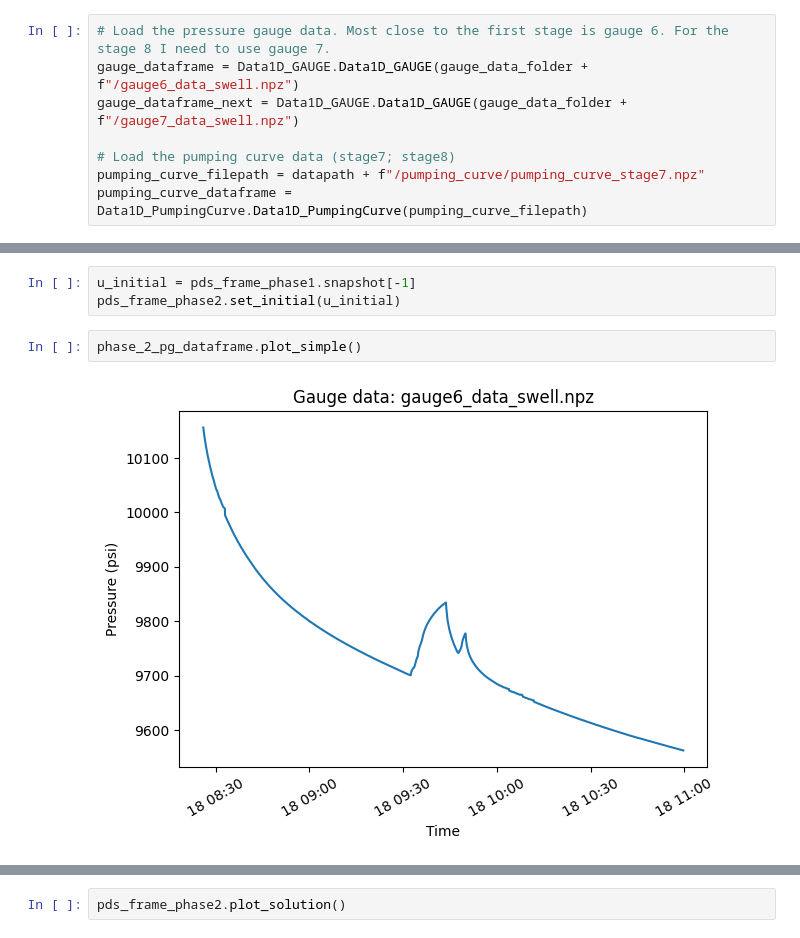
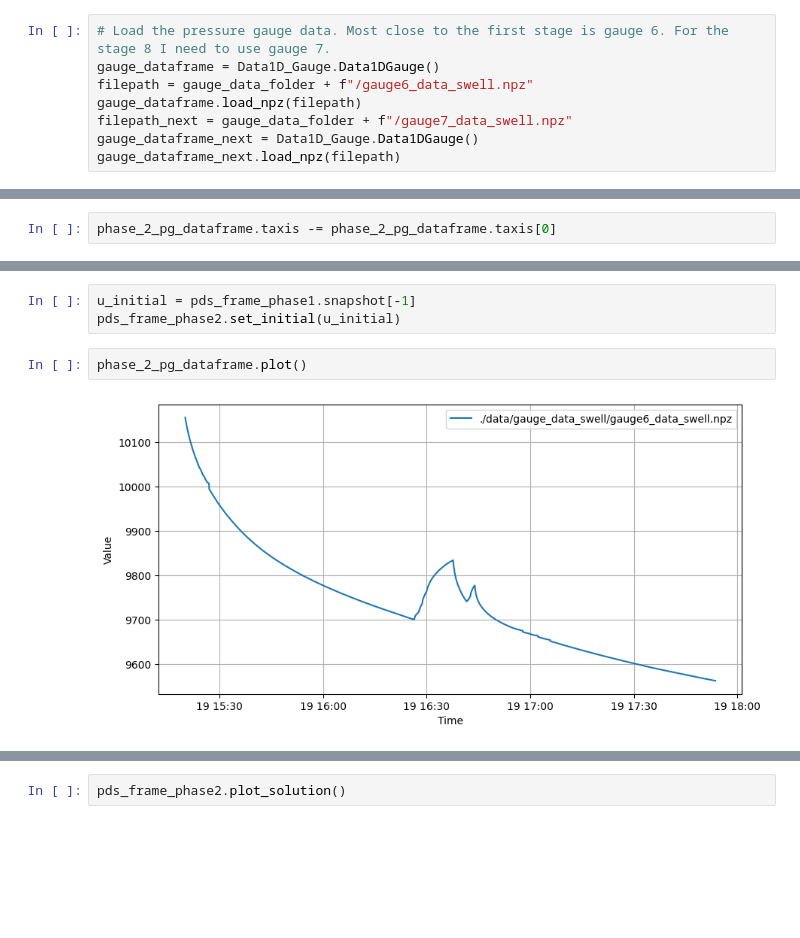
Before and after one commit to shenyaojin/well_leakage_physical_model, a Jupyter notebook: 081_multifrac_inhomo_spacing.ipynb, the cells around one changed output, grey strips where cells are left out. Drawn from its saved outputs; the diff is of its cells as text; blank space fills up the shorter version.

```diff
--- a/081_multifrac_inhomo_spacing.ipynb
+++ b/081_multifrac_inhomo_spacing.ipynb
@@ -14,9 +33,9 @@ datapath = "./data"
 gauge_data_folder = datapath + "/gauge_data_swell"
 # %%
 # Load the pressure gauge data. Most close to the first stage is gauge 6. For the stage 8 I need to use gauge 7.
-gauge_dataframe = Data1D_GAUGE.Data1D_GAUGE(gauge_data_folder + f"/gauge6_data_swell.npz")
-gauge_dataframe_next = Data1D_GAUGE.Data1D_GAUGE(gauge_data_folder + f"/gauge7_data_swell.npz")
-
-# Load the pumping curve data (stage7; stage8)
-pumping_curve_filepath = datapath + f"/pumping_curve/pumping_curve_stage7.npz"
-pumping_curve_dataframe = Data1D_PumpingCurve.Data1D_PumpingCurve(pumping_curve_filepath)
+gauge_dataframe = Data1D_Gauge.Data1DGauge()
+filepath = gauge_data_folder + f"/gauge6_data_swell.npz"
+gauge_dataframe.load_npz(filepath)
+filepath_next = gauge_data_folder + f"/gauge7_data_swell.npz"
+gauge_dataframe_next = Data1D_Gauge.Data1DGauge()
+gauge_dataframe_next.load_npz(filepath)
@@ -170,6 +218,8 @@ pds_frame_phase2.set_sourceidx(frac_hit_idx_stg7)
 # setup the source term for phase 2
 phase_2_pg_dataframe = gauge_dataframe.copy()
 phase_2_pg_dataframe.crop(stage7_end_time, stage8_start_time)
+# %%
+phase_2_pg_dataframe.taxis -= phase_2_pg_dataframe.taxis[0]
 # %%
 source_phase2_list = []
 for source_iter in range(len(frac_hit_idx_stg7)):
@@ -180,9 +230,9 @@ pds_frame_phase2.set_source(source_phase2_list)
 u_initial = pds_frame_phase1.snapshot[-1]
 pds_frame_phase2.set_initial(u_initial)
 # %%
-phase_2_pg_dataframe.plot_simple()
+phase_2_pg_dataframe.plot()
 # %% [output]
-[figure, old version]
+[figure, new version]
 # %%
 pds_frame_phase2.solve(optimizer= True, dt_init = 2, print_progress=True,
                   max_dt=30, min_dt=1e-4, tol=1e-3, safety_factor=0.9, p=2)
```
Also changed, not shown: parts of 22 cells of this notebook.
